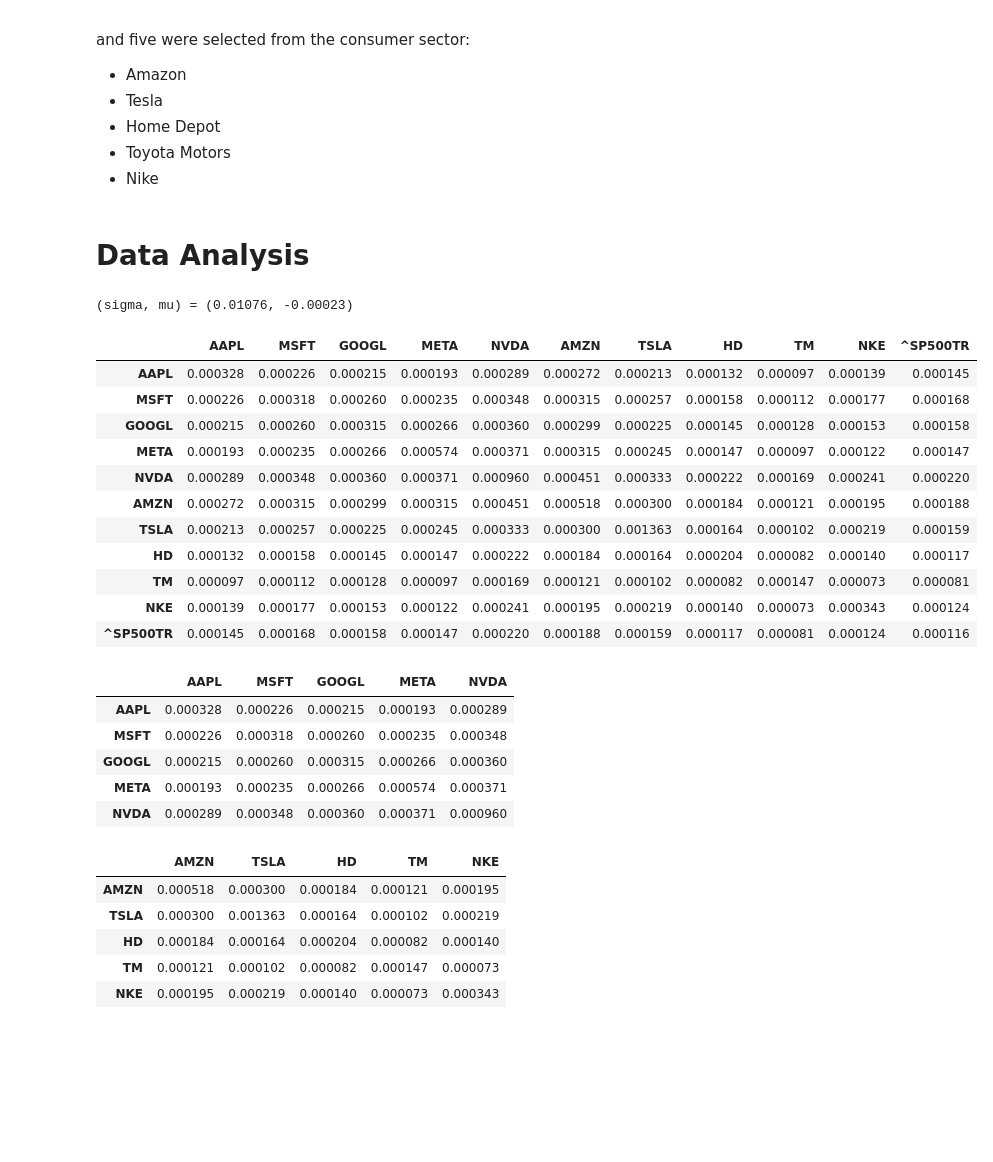
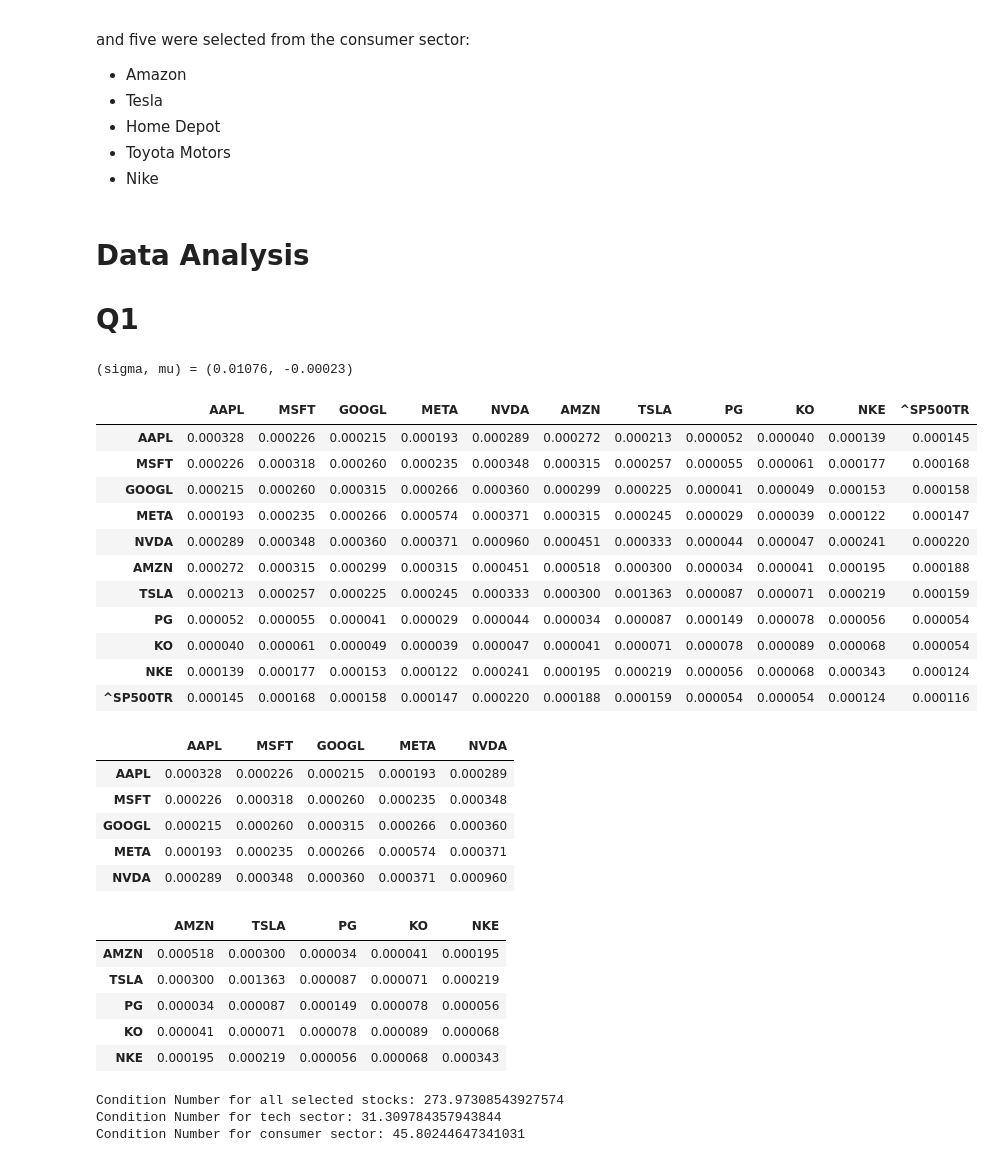
Before and after one commit to gkgkgkgk/ECE478-FSP, a Jupyter notebook: PS1/ps1.ipynb, the cells around one changed output. Saved outputs shown, nothing was run; the diff lists cells and outputs as text; code cells hidden in the pictures; blank space fills up the shorter version.

```diff
--- a/PS1/ps1.ipynb
+++ b/PS1/ps1.ipynb
@@ -29,22 +29,17 @@ and five were selected from the consumer sector:
 # %%
 startdate= datetime(year=2017,month=12,day=30)
 enddate= datetime(year=2018,month=12,day=31)
-ticks=['AAPL', 'MSFT', 'GOOGL', 'META', 'NVDA', 'AMZN', 'TSLA', 'HD', 'TM', 'NKE', '^SP500TR']
-
+ticks=['AAPL', 'MSFT', 'GOOGL', 'META', 'NVDA', 'AMZN', 'TSLA', 'PG', 'KO', 'NKE', '^SP500TR']
 data = {}
 
 # pull data for each stock
 for tick in ticks:
     data[tick] = web.DataReader(tick,'yahoo',startdate, enddate).drop(columns=['High', 'Low', 'Open', 'Close', 'Volume'])
-# %%
-'AMZN', 'TSLA', 'HD', 'TM', 'NKE', '^SP500TR']
-
-data = {}
-
-# pull data for each stock
-for tick in ticks:
-    data[tick] = web.DataReader(tick,'yahoo',startdate, enddate).drop(columns=['High', 'Low', 'Open', 'Close', 'Volume'])
 # %%
+ticks_no_sp = ticks[:-1]
+ticks_tech = ticks[:5]
+ticks_consumer = ticks[5:-1]
+
 # Compute daily returns
 for tick in ticks:
     data[tick]["returns"] = data[tick]['Adj Close'].pct_change()
@@ -64,44 +59,45 @@ for tick in ticks:
     expectedReturns[tick] = data[tick]["excess_expected_returns"].dropna()
 # %% [markdown]
 # Data Analysis
+# Q1
 # %%
 #1A
 # Compute expected return and risk for the S&P 500
 sigma_sp500 = expectedReturns["^SP500TR"].std()
 mu_sp500 = expectedReturns["^SP500TR"].mean()
 print("(sigma, mu) = (" + str(round(sigma_sp500, 5)) + ", " + str(round(mu_sp500, 5)) + ")")
 
 # Calculate and display the three covariance matrices
 covariance = expectedReturns.cov()
-covariance_tech = expectedReturns[['AAPL', 'MSFT', 'GOOGL', 'META', 'NVDA']].cov()
-covariance_consumer = expectedReturns[['AMZN', 'TSLA', 'HD', 'TM', 'NKE']].cov()
+covariance_tech = expectedReturns[ticks_tech].cov()
+covariance_consumer = expectedReturns[ticks_consumer].cov()
 
 display(covariance)
 display(covariance_tech)
 display(covariance_consumer)
 # %% [output]
 (sigma, mu) = (0.01076, -0.00023)
-|  | AAPL | MSFT | GOOGL | META | NVDA | AMZN | TSLA | HD | TM | NKE | ^SP500TR |
-| AAPL | 0.000328 | 0.000226 | 0.000215 | 0.000193 | 0.000289 | 0.000272 | 0.000213 | 0.000132 | 0.000097 | 0.000139 | 0.000145 |
-| MSFT | 0.000226 | 0.000318 | 0.000260 | 0.000235 | 0.000348 | 0.000315 | 0.000257 | 0.000158 | 0.000112 | 0.000177 | 0.000168 |
-| GOOGL | 0.000215 | 0.000260 | 0.000315 | 0.000266 | 0.000360 | 0.000299 | 0.000225 | 0.000145 | 0.000128 | 0.000153 | 0.000158 |
-| META | 0.000193 | 0.000235 | 0.000266 | 0.000574 | 0.000371 | 0.000315 | 0.000245 | 0.000147 | 0.000097 | 0.000122 | 0.000147 |
-| NVDA | 0.000289 | 0.000348 | 0.000360 | 0.000371 | 0.000960 | 0.000451 | 0.000333 | 0.000222 | 0.000169 | 0.000241 | 0.000220 |
-| AMZN | 0.000272 | 0.000315 | 0.000299 | 0.000315 | 0.000451 | 0.000518 | 0.000300 | 0.000184 | 0.000121 | 0.000195 | 0.000188 |
-| TSLA | 0.000213 | 0.000257 | 0.000225 | 0.000245 | 0.000333 | 0.000300 | 0.001363 | 0.000164 | 0.000102 | 0.000219 | 0.000159 |
-| HD | 0.000132 | 0.000158 | 0.000145 | 0.000147 | 0.000222 | 0.000184 | 0.000164 | 0.000204 | 0.000082 | 0.000140 | 0.000117 |
-| TM | 0.000097 | 0.000112 | 0.000128 | 0.000097 | 0.000169 | 0.000121 | 0.000102 | 0.000082 | 0.000147 | 0.000073 | 0.000081 |
-| NKE | 0.000139 | 0.000177 | 0.000153 | 0.000122 | 0.000241 | 0.000195 | 0.000219 | 0.000140 | 0.000073 | 0.000343 | 0.000124 |
-| ^SP500TR | 0.000145 | 0.000168 | 0.000158 | 0.000147 | 0.000220 | 0.000188 | 0.000159 | 0.000117 | 0.000081 | 0.000124 | 0.000116 |
+|  | AAPL | MSFT | GOOGL | META | NVDA | AMZN | TSLA | PG | KO | NKE | ^SP500TR |
+| AAPL | 0.000328 | 0.000226 | 0.000215 | 0.000193 | 0.000289 | 0.000272 | 0.000213 | 0.000052 | 0.000040 | 0.000139 | 0.000145 |
+| MSFT | 0.000226 | 0.000318 | 0.000260 | 0.000235 | 0.000348 | 0.000315 | 0.000257 | 0.000055 | 0.000061 | 0.000177 | 0.000168 |
+| GOOGL | 0.000215 | 0.000260 | 0.000315 | 0.000266 | 0.000360 | 0.000299 | 0.000225 | 0.000041 | 0.000049 | 0.000153 | 0.000158 |
+| META | 0.000193 | 0.000235 | 0.000266 | 0.000574 | 0.000371 | 0.000315 | 0.000245 | 0.000029 | 0.000039 | 0.000122 | 0.000147 |
+| NVDA | 0.000289 | 0.000348 | 0.000360 | 0.000371 | 0.000960 | 0.000451 | 0.000333 | 0.000044 | 0.000047 | 0.000241 | 0.000220 |
+| AMZN | 0.000272 | 0.000315 | 0.000299 | 0.000315 | 0.000451 | 0.000518 | 0.000300 | 0.000034 | 0.000041 | 0.000195 | 0.000188 |
+| TSLA | 0.000213 | 0.000257 | 0.000225 | 0.000245 | 0.000333 | 0.000300 | 0.001363 | 0.000087 | 0.000071 | 0.000219 | 0.000159 |
+| PG | 0.000052 | 0.000055 | 0.000041 | 0.000029 | 0.000044 | 0.000034 | 0.000087 | 0.000149 | 0.000078 | 0.000056 | 0.000054 |
+| KO | 0.000040 | 0.000061 | 0.000049 | 0.000039 | 0.000047 | 0.000041 | 0.000071 | 0.000078 | 0.000089 | 0.000068 | 0.000054 |
+| NKE | 0.000139 | 0.000177 | 0.000153 | 0.000122 | 0.000241 | 0.000195 | 0.000219 | 0.000056 | 0.000068 | 0.000343 | 0.000124 |
+| ^SP500TR | 0.000145 | 0.000168 | 0.000158 | 0.000147 | 0.000220 | 0.000188 | 0.000159 | 0.000054 | 0.000054 | 0.000124 | 0.000116 |
 |  | AAPL | MSFT | GOOGL | META | NVDA |
 | AAPL | 0.000328 | 0.000226 | 0.000215 | 0.000193 | 0.000289 |
 | MSFT | 0.000226 | 0.000318 | 0.000260 | 0.000235 | 0.000348 |
 | GOOGL | 0.000215 | 0.000260 | 0.000315 | 0.000266 | 0.000360 |
 | META | 0.000193 | 0.000235 | 0.000266 | 0.000574 | 0.000371 |
 | NVDA | 0.000289 | 0.000348 | 0.000360 | 0.000371 | 0.000960 |
-|  | AMZN | TSLA | HD | TM | NKE |
-| AMZN | 0.000518 | 0.000300 | 0.000184 | 0.000121 | 0.000195 |
-| TSLA | 0.000300 | 0.001363 | 0.000164 | 0.000102 | 0.000219 |
-| HD | 0.000184 | 0.000164 | 0.000204 | 0.000082 | 0.000140 |
-| TM | 0.000121 | 0.000102 | 0.000082 | 0.000147 | 0.000073 |
-| NKE | 0.000195 | 0.000219 | 0.000140 | 0.000073 | 0.000343 |
+|  | AMZN | TSLA | PG | KO | NKE |
+| AMZN | 0.000518 | 0.000300 | 0.000034 | 0.000041 | 0.000195 |
+| TSLA | 0.000300 | 0.001363 | 0.000087 | 0.000071 | 0.000219 |
+| PG | 0.000034 | 0.000087 | 0.000149 | 0.000078 | 0.000056 |
+| KO | 0.000041 | 0.000071 | 0.000078 | 0.000089 | 0.000068 |
+| NKE | 0.000195 | 0.000219 | 0.000056 | 0.000068 | 0.000343 |
@@ -109,0 +104,13 @@ display(covariance_consumer)
+# %%
+#1B
+condition = np.linalg.cond(covariance)
+condition_tech = np.linalg.cond(covariance_tech)
+condition_consumer = np.linalg.cond(covariance_consumer)
+
+print("Condition Number for all selected stocks: " + str(condition))
+print("Condition Number for tech sector: " + str(condition_tech))
+print("Condition Number for consumer sector: " + str(condition_consumer))
+# %% [output]
+Condition Number for all selected stocks: 273.97308543927574
+Condition Number for tech sector: 31.309784357943844
+Condition Number for consumer sector: 45.80244647341031
```
Also changed, not shown: parts of 11 cells of this notebook.
